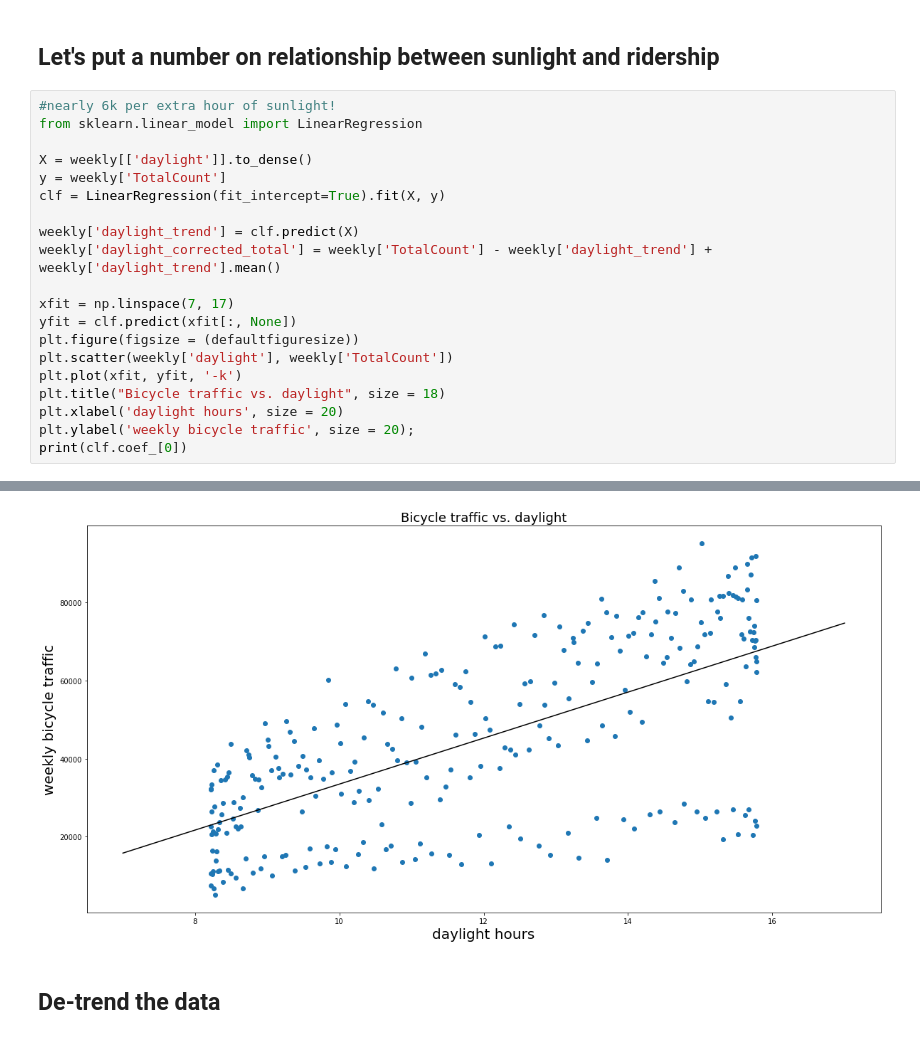
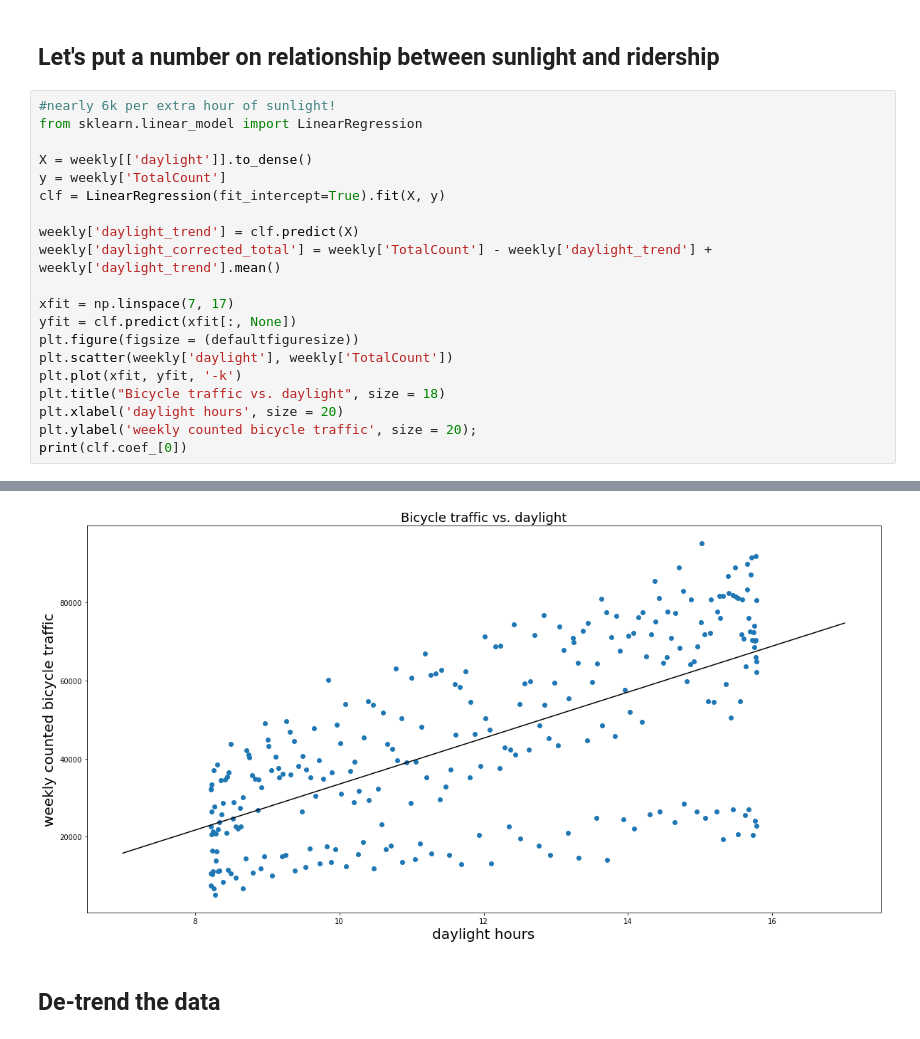
Before and after one commit to mrogove/SeattleBikes2, a Jupyter notebook: seattleAnalyses.ipynb, the cells around one changed output, grey strips where cells are left out. Cells and saved outputs as stored; diff of their text form.

```diff
--- a/seattleAnalyses.ipynb
+++ b/seattleAnalyses.ipynb
@@ -104,6 +104,6 @@ plt.scatter(weekly['daylight'], weekly['TotalCount'])
 plt.plot(xfit, yfit, '-k')
 plt.title("Bicycle traffic vs. daylight", size = 18)
 plt.xlabel('daylight hours', size = 20)
-plt.ylabel('weekly bicycle traffic', size = 20);
+plt.ylabel('weekly counted bicycle traffic', size = 20);
 print(clf.coef_[0])
 # %% [output]
@@ -111,4 +111,4 @@ print(clf.coef_[0])
-[figure, old version]
+[figure, new version]
 # %% [markdown]
 ## De-trend the data
 # %%
```
Also changed, not shown: parts of 13 cells of this notebook.
